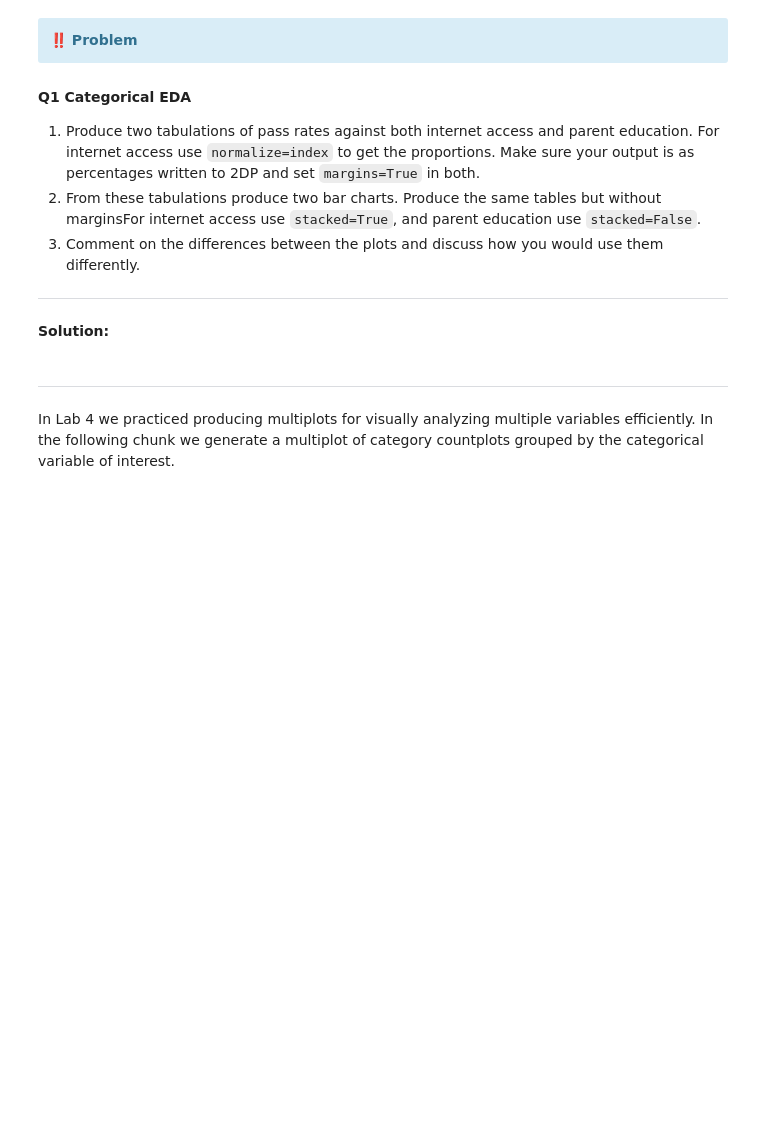
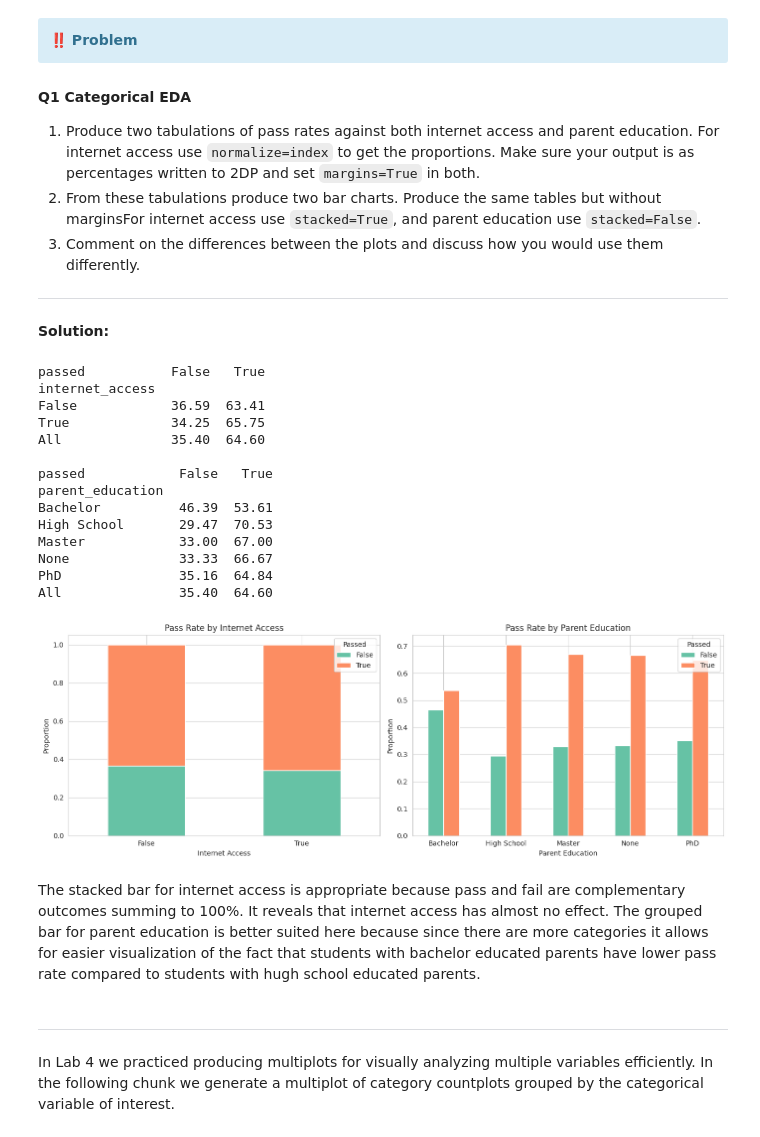
Before and after one commit to aldonunez05/pstat-100, a Jupyter notebook: Lab 5 - EDA Multivariate.ipynb, the cells around one changed output. Saved outputs shown, nothing was run; the diff lists cells and outputs as text; code cells hidden in the pictures; blank space fills up the shorter version.

```diff
--- a/Lab 5 - EDA Multivariate.ipynb
+++ b/Lab 5 - EDA Multivariate.ipynb
@@ -133,6 +133,69 @@ plt.show()
 
 ---
 **Solution:**
+# %%
+tab_internet = pd.crosstab(
+    df_cat['internet_access'],
+    df_cat['passed'],
+    normalize='index',
+    margins=True
+)
+
+print((tab_internet * 100).round(2), '\n')
+
+tab_edu = pd.crosstab(
+    df_cat['parent_education'],
+    df_cat['passed'],
+    normalize='index',
+    margins=True
+)
+print((tab_edu * 100).round(2))
+
+
+fig, axes = plt.subplots(1, 2, figsize=(14, 5))
+
+# Internet access – stacked=True
+pd.crosstab(
+    df_cat['internet_access'],
+    df_cat['passed'],
+    normalize='index'
+).plot(kind='bar', stacked=True, ax=axes[0], rot=0)
+axes[0].set_title('Pass Rate by Internet Access')
+axes[0].set_xlabel('Internet Access')
+axes[0].set_ylabel('Proportion')
+axes[0].legend(title='Passed', loc='upper right')
+
+# Parent education – stacked=False
+pd.crosstab(
+    df_cat['parent_education'],
+    df_cat['passed'],
+    normalize='index'
+).plot(kind='bar', stacked=False, ax=axes[1], rot=0)
+axes[1].set_title('Pass Rate by Parent Education')
+axes[1].set_xlabel('Parent Education')
+axes[1].set_ylabel('Proportion')
+axes[1].legend(title='Passed', loc='upper right')
+
+plt.tight_layout()
+plt.show()
+# %% [output]
+passed           False   True
+internet_access
+False            36.59  63.41
+True             34.25  65.75
+All              35.40  64.60
+
+passed            False   True
+parent_education
+Bachelor          46.39  53.61
+High School       29.47  70.53
+Master            33.00  67.00
+None              33.33  66.67
+PhD               35.16  64.84
+All               35.40  64.60
+[figure, added]
+# %% [markdown]
+The stacked bar for internet access is appropriate because pass and fail are complementary outcomes summing to 100%. It reveals that internet access has almost no effect. The grouped bar for parent education is better suited here because since there are more categories it allows for easier visualization of the fact that students with bachelor educated parents have lower pass rate compared to students with hugh school educated parents.
 # %% [markdown]
 ---
 
```
Also changed, not shown: parts of 8 cells of this notebook.
